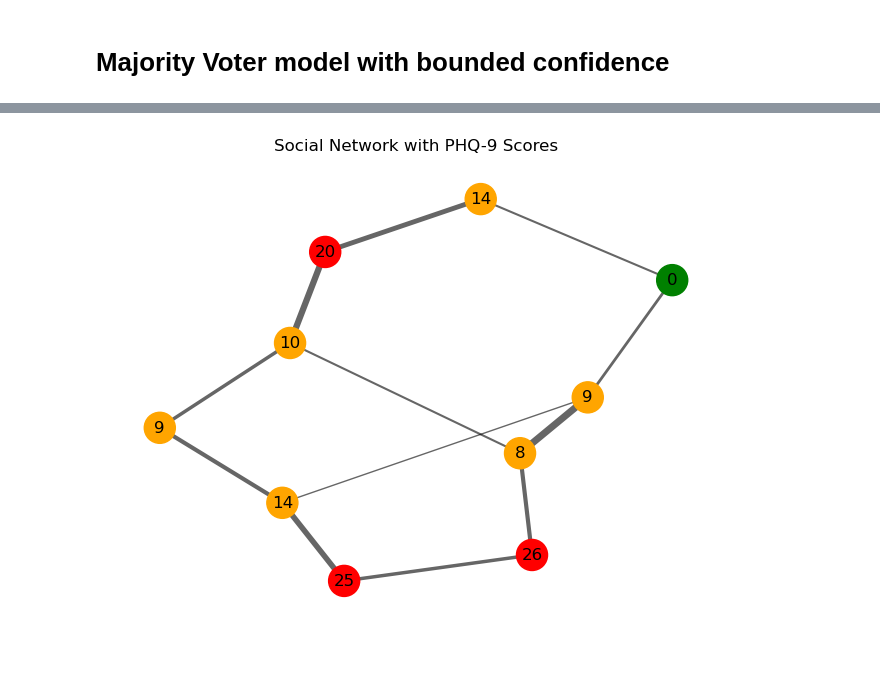
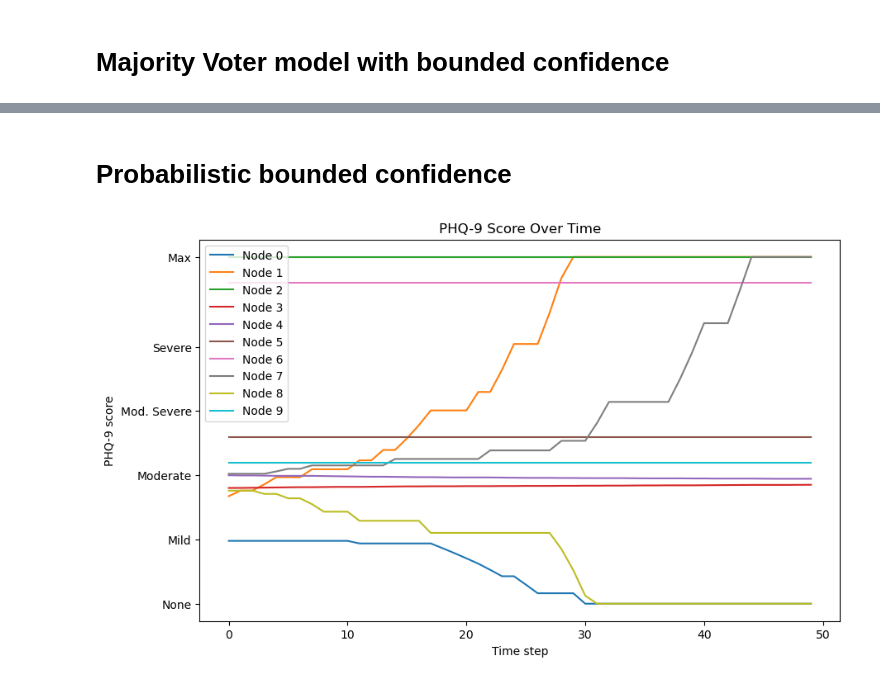
Before and after one commit to guoda23/ICLS_Assignment2, a Jupyter notebook: depression_transmission.ipynb, the cells around one changed output, grey strips where cells are left out. Cells and saved outputs as stored; diff of their text form; code cells hidden in the pictures.

Commit message:
probabilistic bounded confidence model

```diff
--- a/depression_transmission.ipynb
+++ b/depression_transmission.ipynb
@@ -162,28 +165,2 @@ plt.show()
-# %%
-# Define a color map for state (optional)
-state_colors = {
-    0: 'green',   # Healthy
-    1: 'orange',  # Mild
-    2: 'red'      # Depressed
-}
-
-# Get node colors by classified state
-node_colors = [state_colors[G.nodes[n]['d_state_ego']] for n in G.nodes]
-
-# Get edge widths from weight
-edge_weights = [G[u][v]['weight'] * 5 for u, v in G.edges]  # scale for visibility
-
-# Position nodes using spring layout
-pos = nx.spring_layout(G, seed=42)
-
-# Draw
-plt.figure(figsize=(8, 6))
-nx.draw_networkx_nodes(G, pos, node_color=node_colors, node_size=500)
-nx.draw_networkx_edges(G, pos, width=edge_weights, alpha=0.6)
-nx.draw_networkx_labels(G, pos, labels={n: G.nodes[n]['phq9'] for n in G.nodes}, font_color='black')
-
-plt.title("Social Network with PHQ-9 Scores")
-plt.axis('off')
-plt.show()
-# %% [output]
-[figure, removed]
+# %% [markdown]
+# Probabilistic bounded confidence
@@ -189,0 +221,20 @@ plt.show()
+# %%
+history, nodes = probabilistic_bounded_confidence_update(G,
+                                           threshold=CONFIDENCE_THRESHOLD,
+                                           mu=CONVERGENCE_RATE,
+                                           steps=NUM_ITERATIONS,
+                                           brooding_weight=W_BROOD,
+                                           reflecting_weight=W_REFLECT)
+
+plt.figure(figsize=(10, 6))
+for i, node in enumerate(nodes):
+    plt.plot(history[:, i], label=f'Node {node}')  # use actual node label
+plt.xlabel("Time step")
+plt.ylabel("PHQ-9 score")
+plt.yticks([0, 5, 10, 15, 20, 27],
+           labels=["None", "Mild", "Moderate", "Mod. Severe", "Severe", "Max"])
+plt.title("PHQ-9 Score Over Time")
+plt.legend()
+plt.show()
+# %% [output]
+[figure, added]
```
Also changed, not shown: parts of 4 cells of this notebook.
